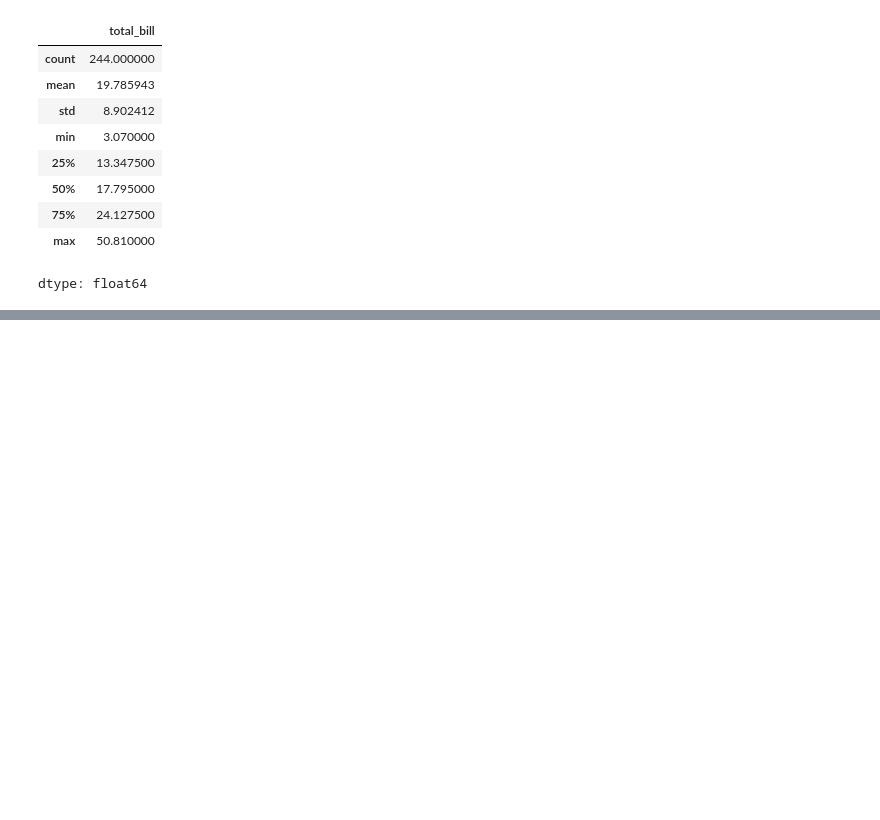
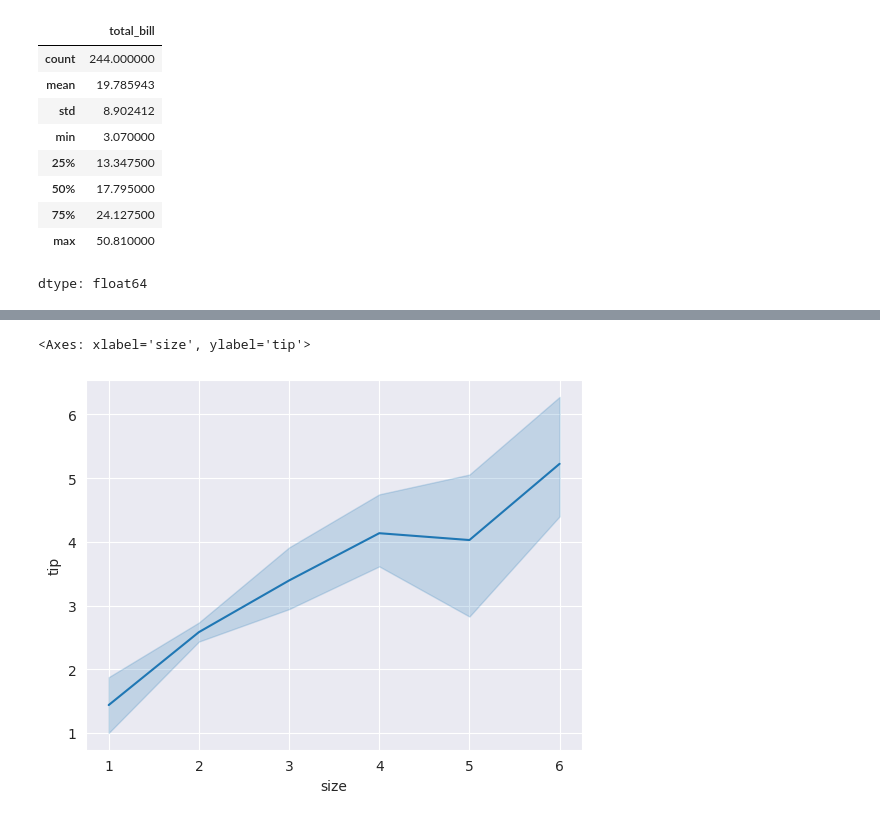
Before and after one commit to n3316202/Gwangsu-AI-Academy-teacher, a Jupyter notebook: 03.시각화/02-데이터시각화-씨본-챠트.ipynb, the cells around one changed output, grey strips where cells are left out. Drawn from its saved outputs; the diff is of its cells as text; code cells hidden in the pictures; blank space fills up the shorter version.

```diff
--- a/03.시각화/02-데이터시각화-씨본-챠트.ipynb
+++ b/03.시각화/02-데이터시각화-씨본-챠트.ipynb
@@ -323,0 +324,26 @@ size          0.598315  0.489299  1.000000
+# %%
+# 라인 플롯
+
+#라인플롯은 두 수치형 데이터 사이의 관계를 선으로 나타낸다.
+#주로 x축에는 이산형(discrete) 데이터, y축에는 연속형(continuous) 데이터를 쓸 때 사용한다.
+#그 이유는 x값에 따른 y값의 평균값을 선으로 이어주기 때문이다.
+#형태는 sns.lineplot(x, y, hue(범주형), data)
+
+#스타일 설정
+#style : 'white', 'dark', 'whitegrid', 'darkgrid'
+sns.set_style("darkgrid")
+
+# 두 수치형 데이터 size, tip 간 관계를 시각화
+sns.lineplot(x='size',y='tip',data=df_tips)
+
+# 참고로 그림자가 넓다 = 데이터가 많이 흔들린다(분산 큼),
+# 그림자가 좁다 = 데이터가 안정적이다(분산 작음) 라고 해석하는 경우가 많습니다.
+# 라인은 기본적으로 평균임
+
+#분석
+#1.인원수가 증가 할수록 팁도 증가하는 경향이 있다.
+#2. 변동성이나 이상값도 해당 그래프에서 그림자로 확인 가능
+# 그림자(shaded area) 는 보통 신뢰구간(Confidence Interval, CI) 또는 오차 범위
+# %% [output]
+<Axes: xlabel='size', ylabel='tip'>
+[figure, added]
```
Also changed, not shown: parts of 6 cells of this notebook.
